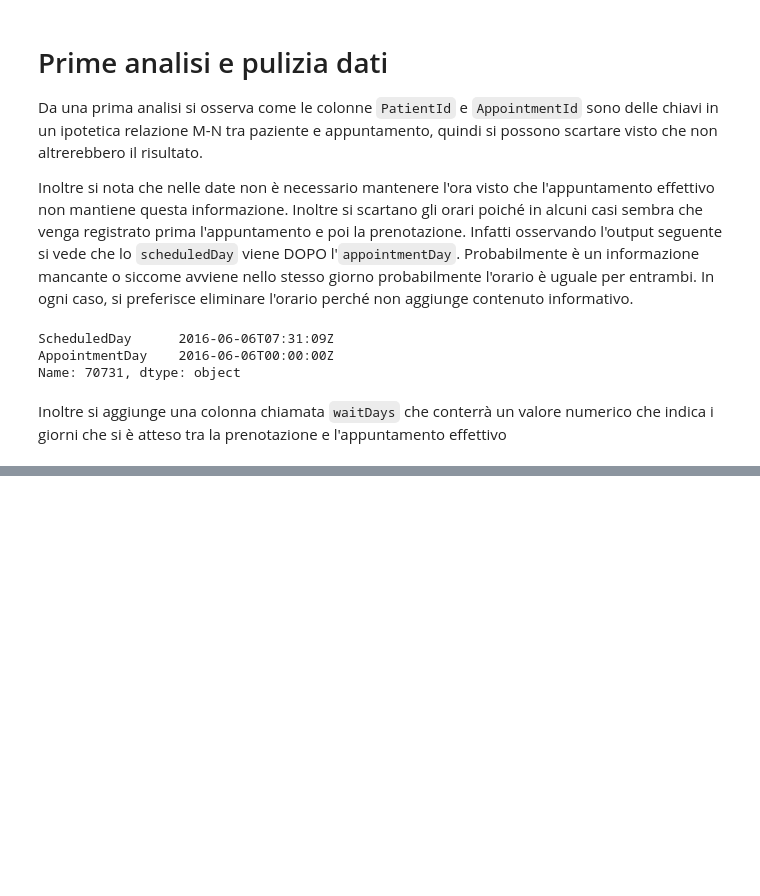
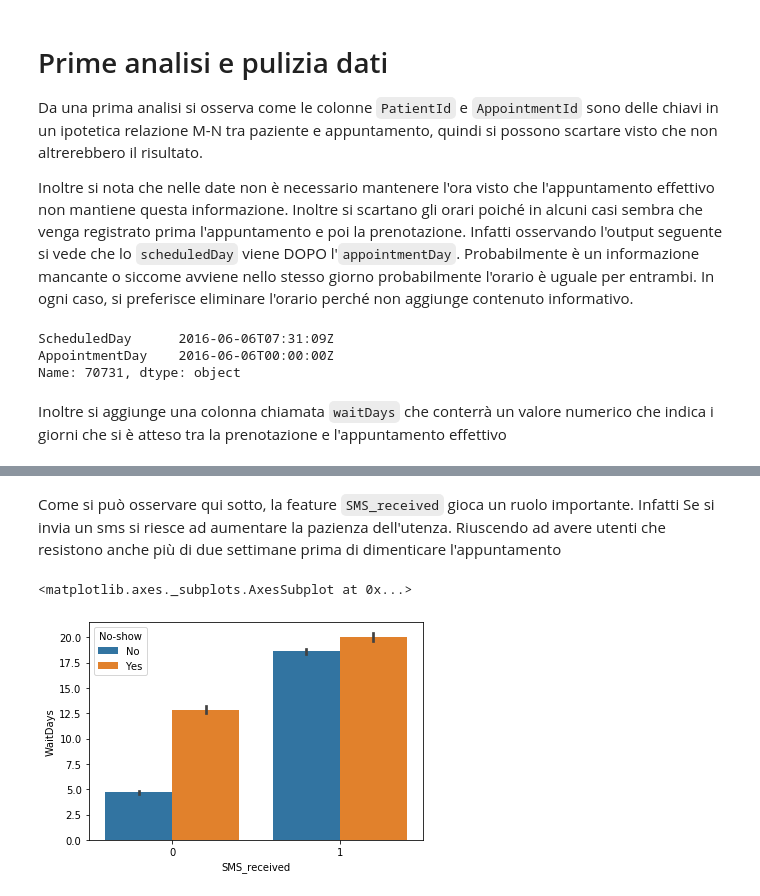
Before and after one commit to antonio-turco/ia-esame-giugno, a Jupyter notebook: Training.ipynb, the cells around one changed output, grey strips where cells are left out. Saved outputs shown, nothing was run; the diff lists cells and outputs as text; code cells hidden in the pictures; blank space fills up the shorter version.

Commit message:
:bug: fixes negative WaitDays :pencil: explains why 'Neighbourhood' column hasn't nulls :chart_with_upwards_trend: adds some plots in order to make more intuitive the data analysis.

```diff
--- a/Training.ipynb
+++ b/Training.ipynb
@@ -86,0 +95,3 @@ train = train.drop(labels=["AppointmentID", "PatientId"], axis=1)
+# %%
+invert_negative = lambda x: -x if x < 0 else x
+train.WaitDays = train.WaitDays.apply(invert_negative)
@@ -86,0 +127,7 @@ train = train.drop(labels=["AppointmentID", "PatientId"], axis=1)
+# %% [markdown]
+Come si può osservare qui sotto, la feature `SMS_received` gioca un ruolo importante. Infatti Se si invia un sms si riesce ad aumentare la pazienza dell'utenza. Riuscendo ad avere utenti che resistono anche più di due settimane prima di dimenticare l'appuntamento
+# %%
+sns.barplot(y="WaitDays", x="SMS_received", hue="No-show", data=train)
+# %% [output]
+<matplotlib.axes._subplots.AxesSubplot at 0x...>
+[figure, added]
```
Also changed, not shown: parts of 12 cells of this notebook.
